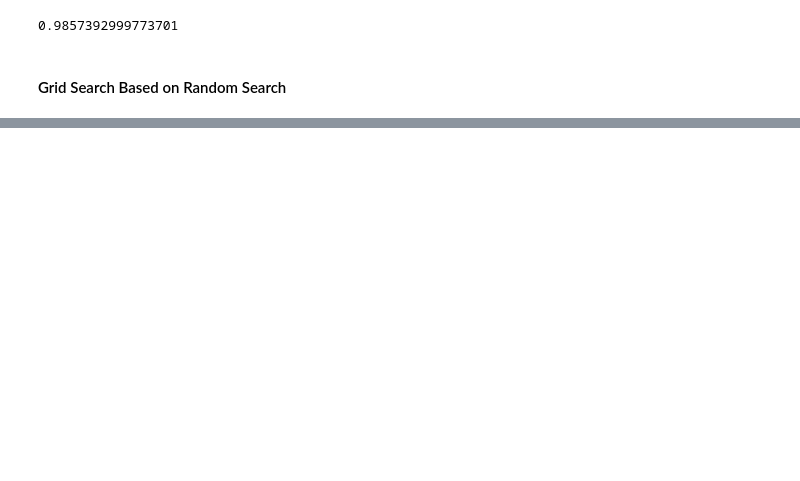
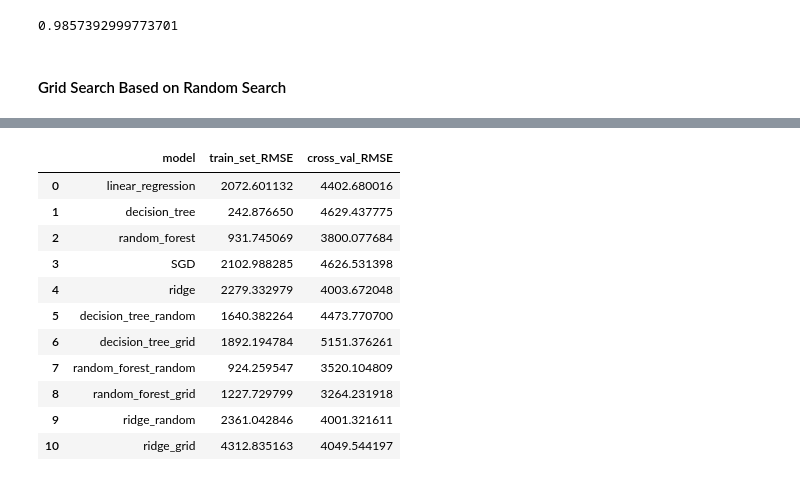
Before and after one commit to guldenturgay/auto-price, a Jupyter notebook: auto-price.ipynb, the cells around one changed output, grey strips where cells are left out. Saved outputs shown, nothing was run; the diff lists cells and outputs as text; code cells hidden in the pictures; blank space fills up the shorter version.

```diff
--- a/auto-price.ipynb
+++ b/auto-price.ipynb
@@ -900,0 +1026,7 @@ Standart deviation: 2167.2955665963855
+# %%
+best_grid_ridge = joblib.load('ridge_grid_best.pkl')
+# %%
+y_pred = best_grid_ridge.predict(X_train)
+best_grid_ridge_mse = mean_squared_error(y_train, y_pred)
+best_grid_ridge_rmse = np.sqrt(best_grid_ridge_mse)
+best_grid_ridge_rmse
@@ -900,0 +1035,4 @@ Standart deviation: 2167.2955665963855
+# %%
+best_grid_ridge_scores = cross_val_score(best_grid_ridge, X, y, scoring='neg_mean_squared_error', cv=10)
+best_grid_ridge_rmse_scores = np.sqrt(-best_grid_ridge_scores)
+display_scores(best_grid_ridge_rmse_scores)
@@ -900,0 +1044,10 @@ Standart deviation: 2167.2955665963855
+# %%
+tuned_df = {'model': ['decision_tree_random', 'decision_tree_grid', 'random_forest_random', 'random_forest_grid',
+                      'ridge_random', 'ridge_grid'],
+            'train_set_RMSE': [trr_rmse, best_rmse, frr_rmse, best_grid_random_rmse, rrr_rmse, best_grid_ridge_rmse],
+            'cross_val_RMSE': [ trr_rmse_scores.mean(), bg_rmse_scores.mean(), frr_rmse_scores.mean(),
+                         bgr_rmse_scores.mean(), rrr_rmse_scores.mean(), best_grid_ridge_rmse_scores.mean()]
+     }
+
+tuned_df = pd.DataFrame(tuned_df)
+tuned_df
@@ -900,0 +1062,17 @@ Standart deviation: 2167.2955665963855
+# %%
+result = pd.concat([df, tuned_df], axis=0, sort=False)
+result.reset_index(inplace=True, drop=True)
+result
+# %% [output]
+|  | model | train_set_RMSE | cross_val_RMSE |
+| 0 | linear_regression | 2072.601132 | 4402.680016 |
+| 1 | decision_tree | 242.876650 | 4629.437775 |
+| 2 | random_forest | 931.745069 | 3800.077684 |
+| 3 | SGD | 2102.988285 | 4626.531398 |
+| 4 | ridge | 2279.332979 | 4003.672048 |
+| 5 | decision_tree_random | 1640.382264 | 4473.770700 |
+| 6 | decision_tree_grid | 1892.194784 | 5151.376261 |
+| 7 | random_forest_random | 924.259547 | 3520.104809 |
+| 8 | random_forest_grid | 1227.729799 | 3264.231918 |
+| 9 | ridge_random | 2361.042846 | 4001.321611 |
+| 10 | ridge_grid | 4312.835163 | 4049.544197 |
```
Also changed, not shown: parts of 48 cells of this notebook, 10 other files.
